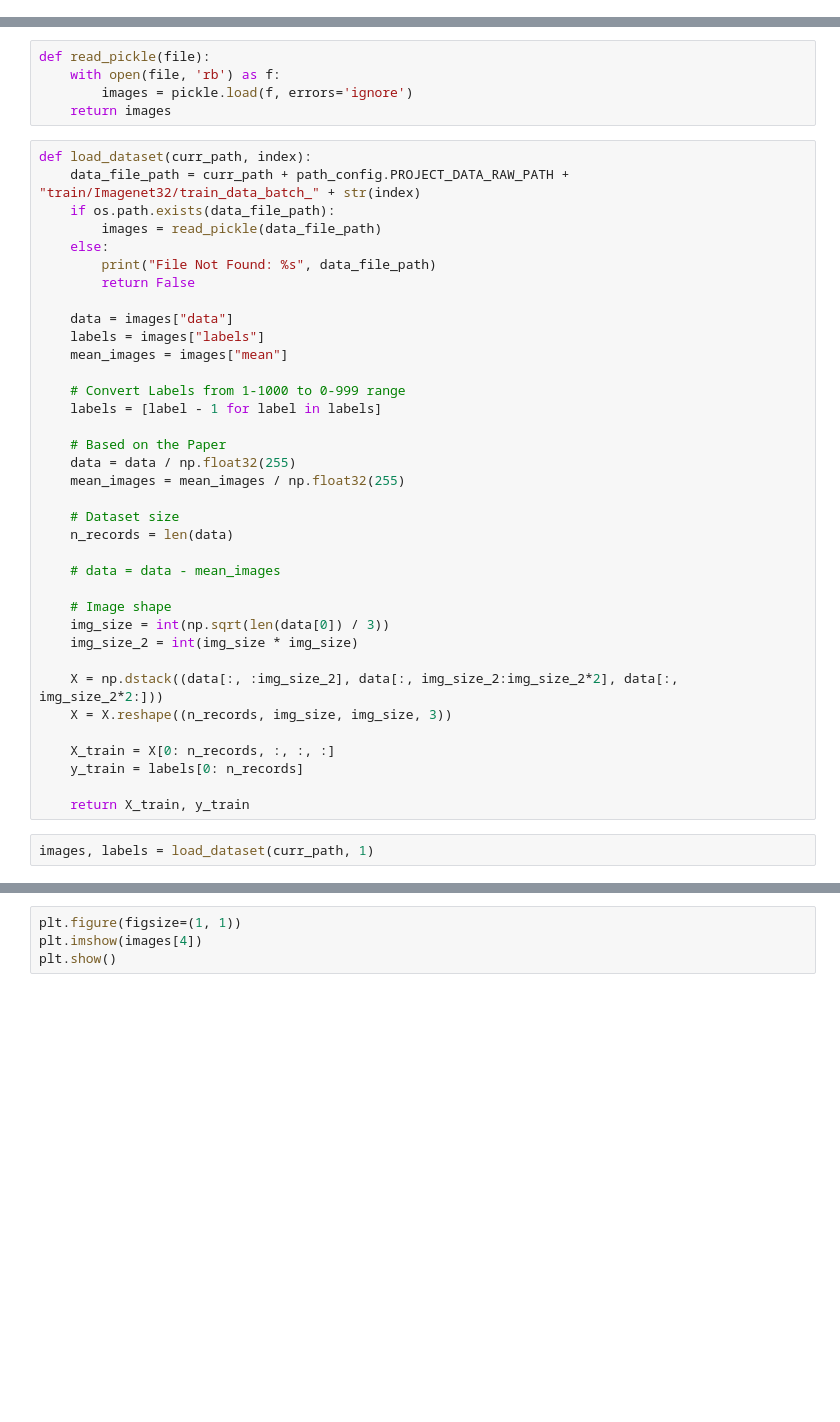
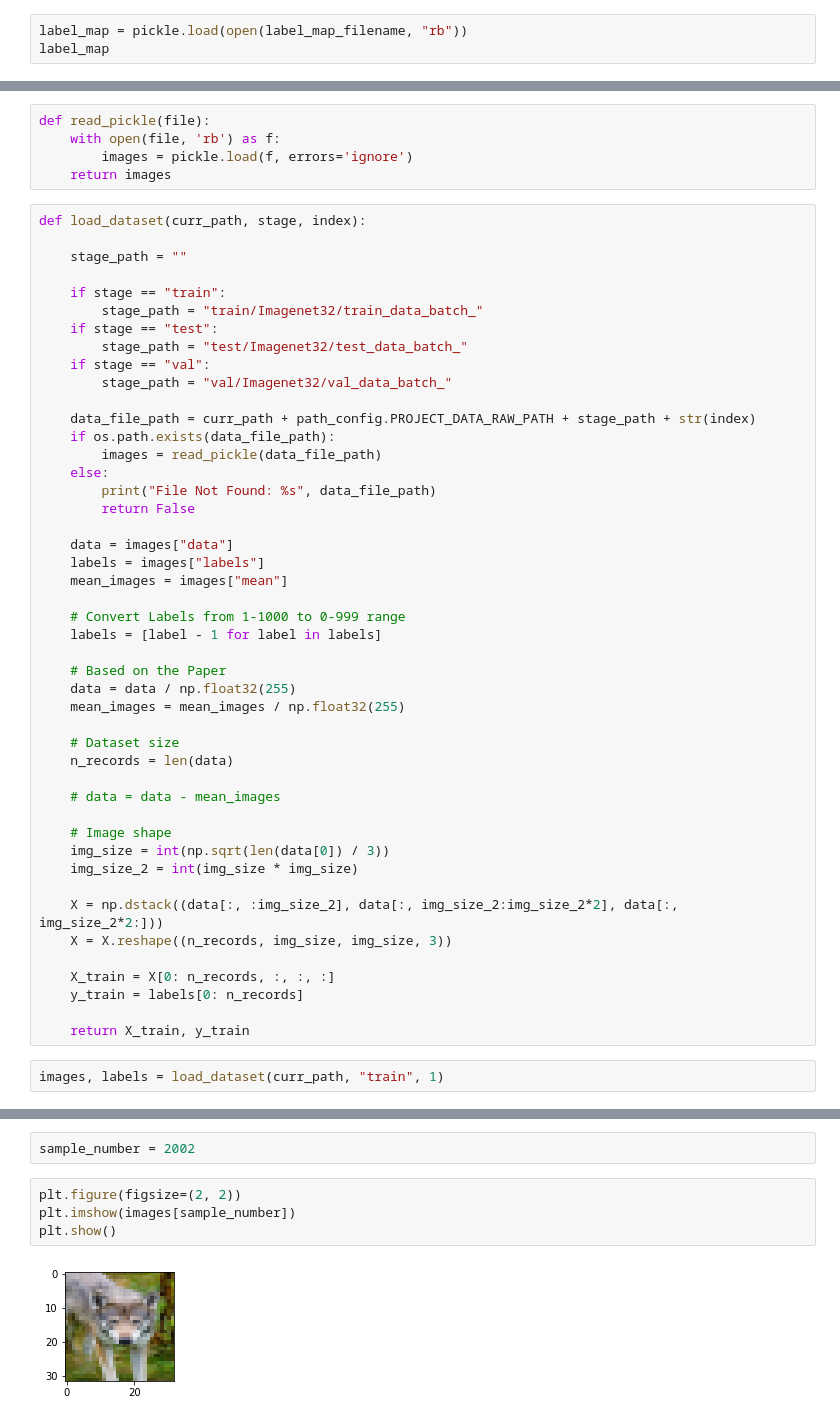
Before and after one commit to ankit2saxena/deep-learning-imagenet, a Jupyter notebook: notebooks/01_read_data.ipynb, the cells around one changed output, grey strips where cells are left out. Drawn from its saved outputs; the diff is of its cells as text; blank space fills up the shorter version.

Commit message:
1. updated path_config

```diff
--- a/notebooks/01_read_data.ipynb
+++ b/notebooks/01_read_data.ipynb
@@ -29,0 +93,3 @@ label_map
+# %%
+label_map = pickle.load(open(label_map_filename, "rb"))
+label_map
@@ -35,8 +119,18 @@ def read_pickle(file):
         images = pickle.load(f, errors='ignore')
     return images
 # %%
-def load_dataset(curr_path, index):
-    data_file_path = curr_path + path_config.PROJECT_DATA_RAW_PATH + "train/Imagenet32/train_data_batch_" + str(index)
+def load_dataset(curr_path, stage, index):
+
+    stage_path = ""
+
+    if stage == "train":
+        stage_path = "train/Imagenet32/train_data_batch_"
+    if stage == "test":
+        stage_path = "test/Imagenet32/test_data_batch_"
+    if stage == "val":
+        stage_path = "val/Imagenet32/val_data_batch_"
+
+    data_file_path = curr_path + path_config.PROJECT_DATA_RAW_PATH + stage_path + str(index)
     if os.path.exists(data_file_path):
         images = read_pickle(data_file_path)
     else:
@@ -71,4 +165,4 @@ def load_dataset(curr_path, index):
 
     return X_train, y_train
 # %%
-images, labels = load_dataset(curr_path, 1)
+images, labels = load_dataset(curr_path, "train", 1)
@@ -77,4 +179,8 @@ images, labels = load_dataset(curr_path, 1)
+# %%
+sample_number = 2002
 # %%
-plt.figure(figsize=(1, 1))
-plt.imshow(images[4])
+plt.figure(figsize=(2, 2))
+plt.imshow(images[sample_number])
 plt.show()
+# %% [output]
+[figure, added]
```
Also changed, not shown: parts of 16 cells of this notebook, 1 other file.
